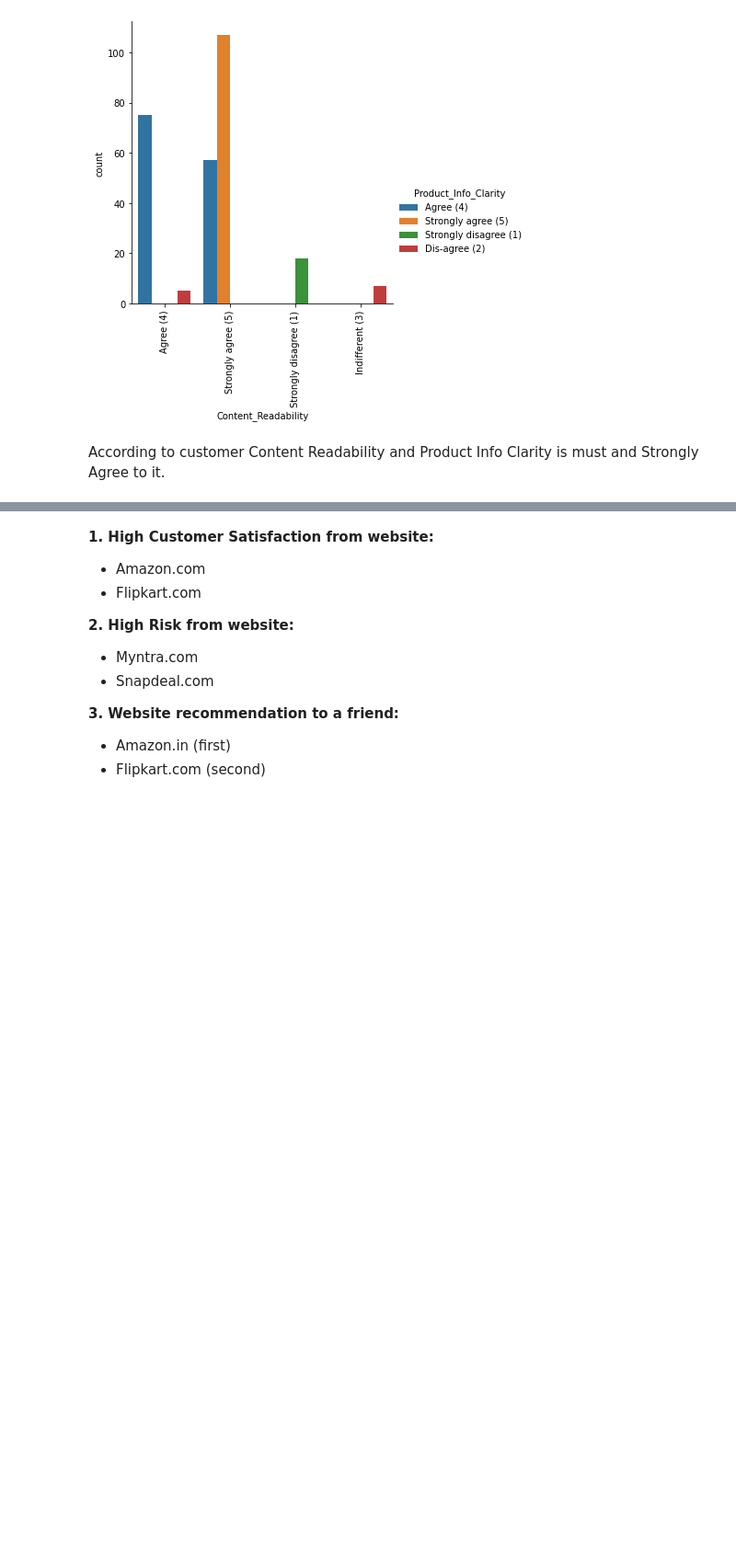
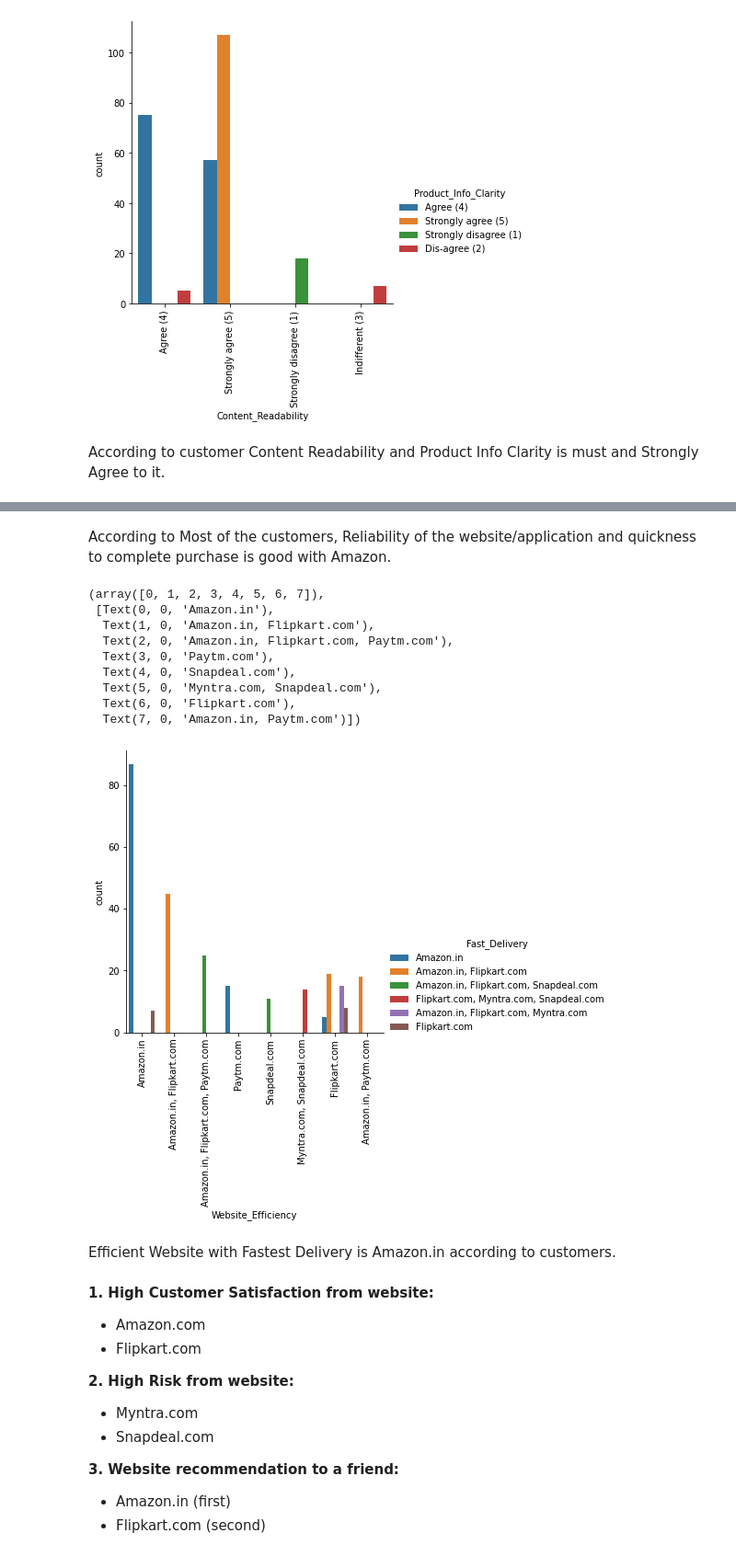
Before and after one commit to ArchanaKumari846/Internship, a Jupyter notebook: Project/Customer_Retention_Dataset.ipynb, the cells around one changed output, grey strips where cells are left out. Shown at 92% size. Saved outputs shown, nothing was run; the diff lists cells and outputs as text; code cells hidden in the pictures; blank space fills up the shorter version.

```diff
--- a/Project/Customer_Retention_Dataset.ipynb
+++ b/Project/Customer_Retention_Dataset.ipynb
@@ -2030,3 +2063,22 @@ Product Categories and Relevant Product Information is must, according to custom
+# %% [markdown]
+According to Most of the customers, Reliability of the website/application and quickness to complete purchase is good with Amazon.
+# %%
+#factorplot for comparision between "Website_Efficiency" and "Fast_Delivery" column
+sns.factorplot("Website_Efficiency", hue="Fast_Delivery", data=retention, kind='count')
+plt.xticks(rotation=90)
+# %% [output]
+(array([0, 1, 2, 3, 4, 5, 6, 7]),
+ [Text(0, 0, 'Amazon.in'),
+  Text(1, 0, 'Amazon.in, Flipkart.com'),
+  Text(2, 0, 'Amazon.in, Flipkart.com, Paytm.com'),
+  Text(3, 0, 'Paytm.com'),
+  Text(4, 0, 'Snapdeal.com'),
+  Text(5, 0, 'Myntra.com, Snapdeal.com'),
+  Text(6, 0, 'Flipkart.com'),
+  Text(7, 0, 'Amazon.in, Paytm.com')])
+[figure, added]
+# %% [markdown]
+Efficient Website with Fastest Delivery is Amazon.in according to customers.
 # %% [markdown]
 __1. High Customer Satisfaction from website:__
 - Amazon.com
```
Also changed, not shown: parts of 11 cells of this notebook.
